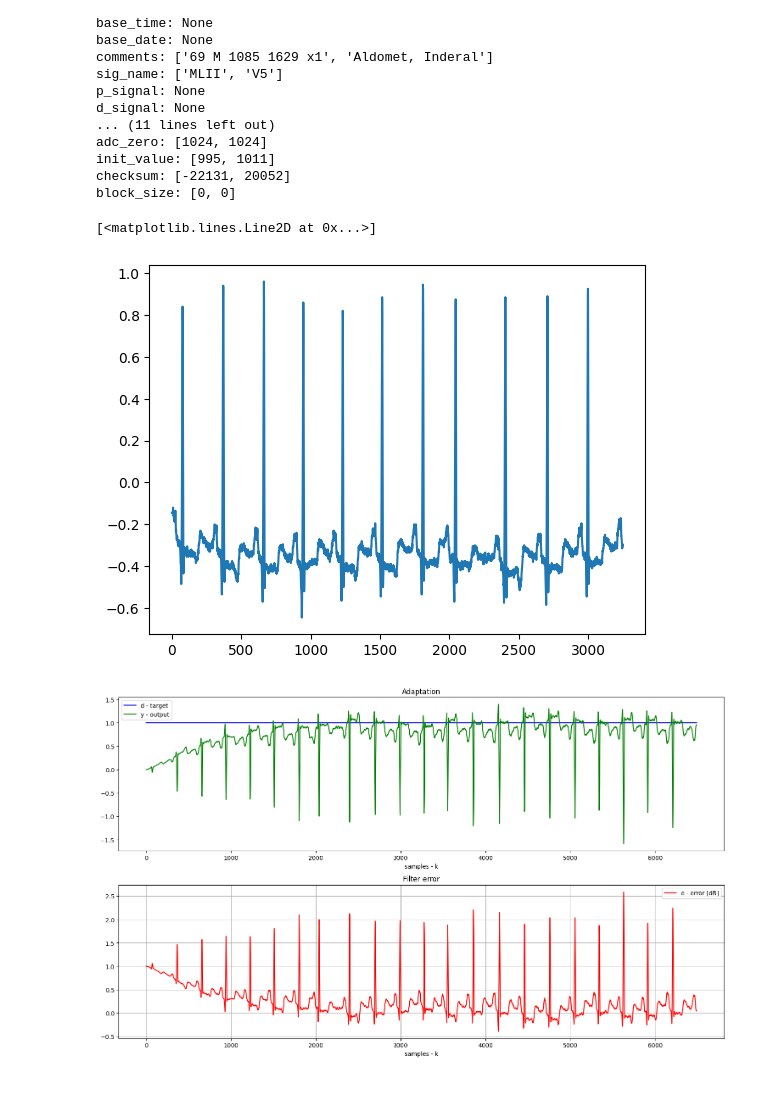
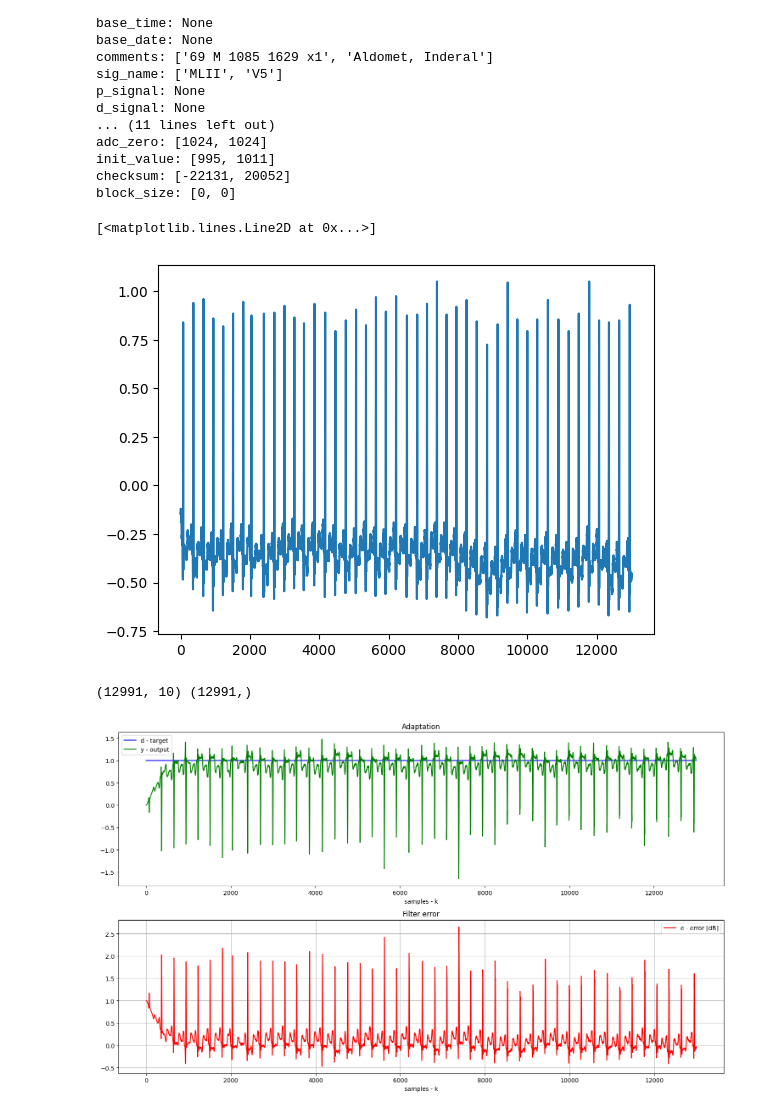
Before and after one commit to JBatRey/Procesamiento-Adaptativo-de-Se-ales-Aleatorias---Proyectos, a Jupyter notebook: proyecto_1.ipynb, the cells around one changed output. Drawn from its saved outputs; the diff is of its cells as text; code cells hidden in the pictures.

```diff
--- a/proyecto_1.ipynb
+++ b/proyecto_1.ipynb
@@ -145,25 +168,18 @@ lead2_data = record.p_signal[:, 1]  # Second lead
 # %%
-print()
-plt.plot(lead1_data[:len(lead1_data)//200])
+plt.plot(lead1_data[:len(lead1_data)//50])
 # %% [output]
 [<matplotlib.lines.Line2D at 0x...>]
-[figure, old version]
+[figure, new version]
 # %%
-import numpy as np
-import matplotlib.pylab as plt
-import padasip as pa
+# creation of data
+N = len(lead1_data)//50
+filt_size = 10
+x = lead1_data[:N]
+d = np.ones(len(x))
 
-# creation of data
-N = len(lead1_data)//100
-filt_size = 10
-x = pa.input_from_history(lead1_data[:N],filt_size)
-d = np.ones((-(filt_size-1)+N,1))
+y, e = filter_with_LMS(x, d, n = filt_size, m = 0.003)
 
-
-
-# identification
-f = pa.filters.FilterLMS(n=filt_size, mu=0.001, w="zeros")
-y, e, w = f.run(d, x)
+filtered_sig = e
 
 # show results
 plt.figure(figsize=(15,9))
@@ -176,4 +192,5 @@ plt.tight_layout()
 plt.grid()
 plt.show()
 # %% [output]
+(12991, 10) (12991,)
-[figure, old version]
+[figure, new version]
```
Also changed, not shown: parts of 3 cells of this notebook.
